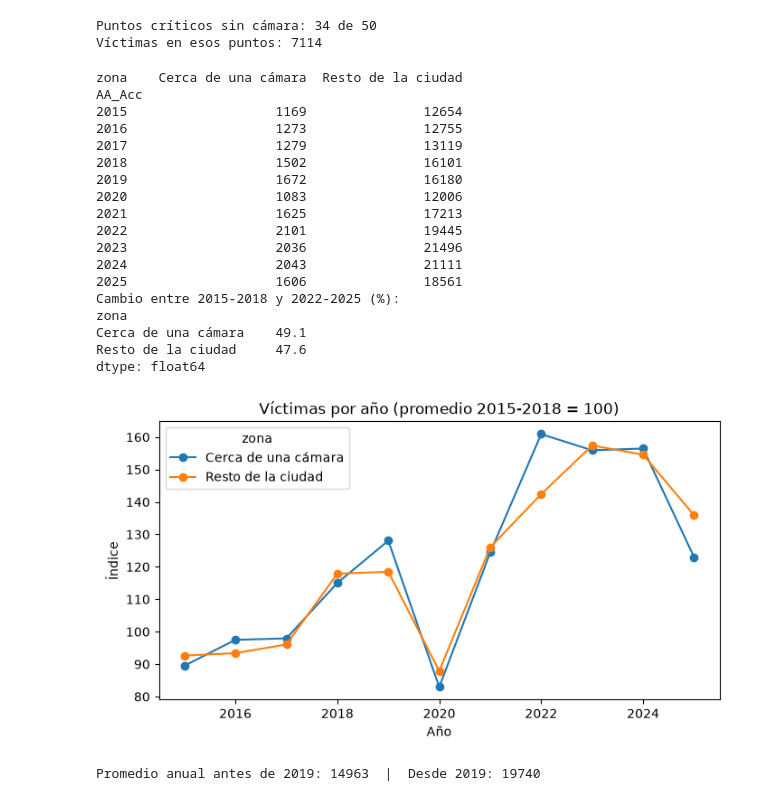
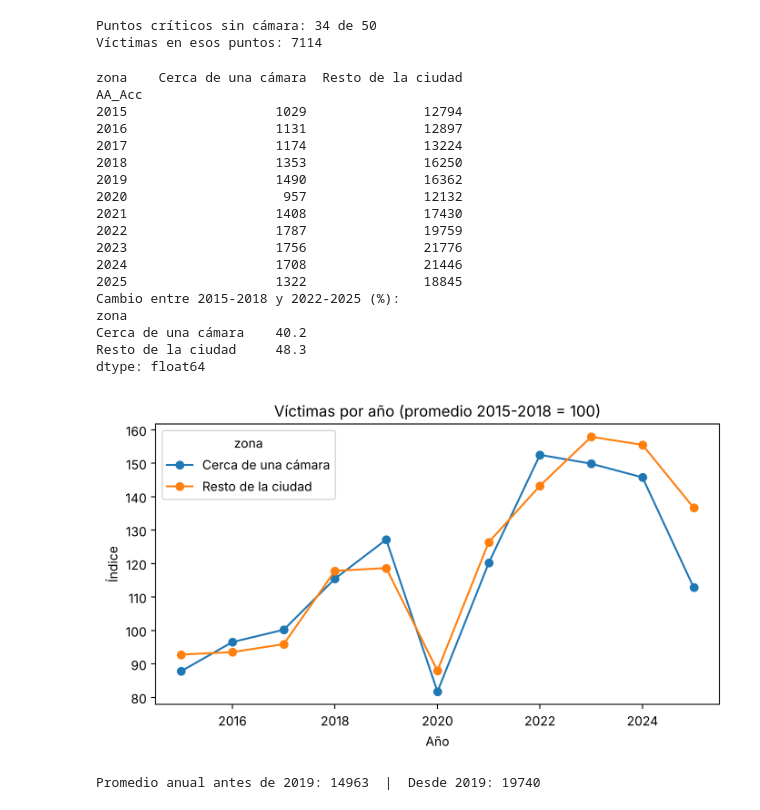
Before and after one commit to Aplicaciones-26-2/Aplicaciones_proyecto2, a Jupyter notebook: notebooks/07_cargar_archivos_y_graficas.ipynb, the cells around one changed output. Cells and saved outputs as stored; diff of their text form; code cells hidden in the pictures.

Commit message:
Correcciones finales: README, requirements, antes y despues sin camaras de 2026 y titulos de graficas

```diff
--- a/notebooks/07_cargar_archivos_y_graficas.ipynb
+++ b/notebooks/07_cargar_archivos_y_graficas.ipynb
@@ -180,41 +180,43 @@ fig4b.show()
 # %%
 g5 = victimas_camaras.copy()
 g5[victimas_camaras_anio] = g5[victimas_camaras_anio].astype(int)
-g5["zona"] = np.where(g5[victimas_camaras_dist] <= RADIO, "Cerca de una cámara", "Resto de la ciudad")
+# en el antes y después no contamos las cámaras de 2026 porque entre 2015 y 2025 todavía no existían
+nueva = g5["id_camara"].str.startswith("NUEVA")
+g5["zona"] = np.where((g5[victimas_camaras_dist] <= RADIO) & (~nueva), "Cerca de una cámara", "Resto de la ciudad")
 
 # Víctimas por año en cada zona
 por_anio = g5.groupby([victimas_camaras_anio, "zona"]).size().unstack(fill_value=0)
 print(por_anio)
 
 base = por_anio[por_anio.index <= 2018].mean()
 despues = por_anio[por_anio.index >= 2022].mean()
 cambio = (despues - base) / base * 100
 print("Cambio entre 2015-2018 y 2022-2025 (%):")
 print(cambio.round(1))
 
 indice = por_anio / base * 100
 grafica = indice.plot(marker="o", figsize=(8, 4), title="Víctimas por año (promedio 2015-2018 = 100)",
                       xlabel="Año", ylabel="Índice")
 # %% [output]
 zona    Cerca de una cámara  Resto de la ciudad
 AA_Acc
-2015                   1169               12654
-2016                   1273               12755
-2017                   1279               13119
-2018                   1502               16101
-2019                   1672               16180
-2020                   1083               12006
-2021                   1625               17213
-2022                   2101               19445
-2023                   2036               21496
-2024                   2043               21111
-2025                   1606               18561
+2015                   1029               12794
+2016                   1131               12897
+2017                   1174               13224
+2018                   1353               16250
+2019                   1490               16362
+2020                    957               12132
+2021                   1408               17430
+2022                   1787               19759
+2023                   1756               21776
+2024                   1708               21446
+2025                   1322               18845
 Cambio entre 2015-2018 y 2022-2025 (%):
 zona
-Cerca de una cámara    49.1
-Resto de la ciudad     47.6
+Cerca de una cámara    40.2
+Resto de la ciudad     48.3
 dtype: float64
-[figure, old version]
+[figure, new version]
 # %%
 g6 = victimas_camaras.copy()
 g6[victimas_camaras_anio] = g6[victimas_camaras_anio].astype(int)
```
Also changed, not shown: parts of 2 cells of this notebook, 12 other files.
